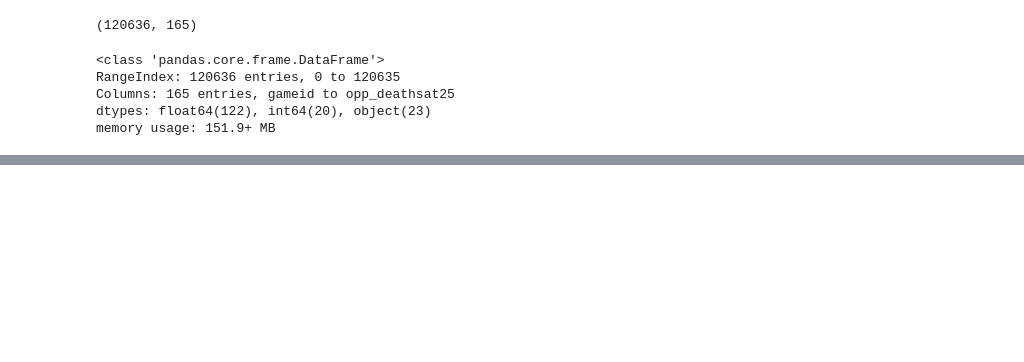
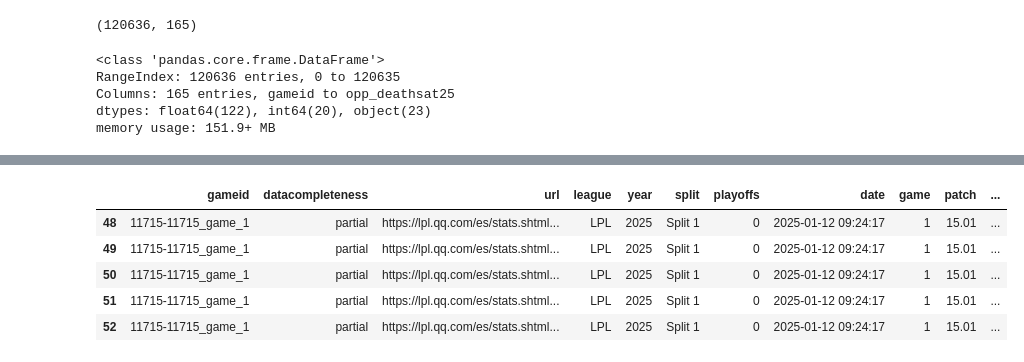
Before and after one commit to hugo-antunes19/analise-dados-puc-hugo-antunes, a Jupyter notebook: analise_exploratoria.ipynb, the cells around one changed output, grey strips where cells are left out. Cells and saved outputs as stored; diff of their text form; code cells hidden in the pictures; blank space fills up the shorter version.

```diff
--- a/analise_exploratoria.ipynb
+++ b/analise_exploratoria.ipynb
@@ -20,8 +22,9 @@ import matplotlib
 import matplotlib.pyplot as plt
 # %%
 url = 'https://raw.githubusercontent.com/hugo-antunes19/analise-dados-puc-hugo-antunes/refs/heads/main/data/2025_LoL_esports_match_data_from_OraclesElixir.csv'
-df = pd.read_csv(url, delimiter=',')
+df = pd.read_csv(url, delimiter=',', dtype={2: str})
 # %%
+pd.set_option('display.max_columns', None)
 df.head(10)
 # %% [output]
 |  | gameid | datacompleteness | url | league | year | split | playoffs | date | game | patch | ... |
@@ -78,0 +99,16 @@ df.describe()
+# %%
+# All leagues on our dataframe
+df['league'].unique()
+# Vamos considerar as principais ligas no estudo, são elas: LTA S(antigo CBLOL), LTA N (antiga LCS), LCK, LPL, LEC
+leagues = ['LTA S', 'LTA N', 'LCK', 'LPL', 'LEC']
+# %%
+new_df = df[df['league'].isin(leagues)].copy()
+#new_df = new_df[new_df['year'] != 2026].copy()
+new_df.head()
+# %% [output]
+|  | gameid | datacompleteness | url | league | year | split | playoffs | date | game | patch | ... |
+| 48 | 11715-11715_game_1 | partial | https://lpl.qq.com/es/stats.shtml... | LPL | 2025 | Split 1 | 0 | 2025-01-12 09:24:17 | 1 | 15.01 | ... |
+| 49 | 11715-11715_game_1 | partial | https://lpl.qq.com/es/stats.shtml... | LPL | 2025 | Split 1 | 0 | 2025-01-12 09:24:17 | 1 | 15.01 | ... |
+| 50 | 11715-11715_game_1 | partial | https://lpl.qq.com/es/stats.shtml... | LPL | 2025 | Split 1 | 0 | 2025-01-12 09:24:17 | 1 | 15.01 | ... |
+| 51 | 11715-11715_game_1 | partial | https://lpl.qq.com/es/stats.shtml... | LPL | 2025 | Split 1 | 0 | 2025-01-12 09:24:17 | 1 | 15.01 | ... |
+| 52 | 11715-11715_game_1 | partial | https://lpl.qq.com/es/stats.shtml... | LPL | 2025 | Split 1 | 0 | 2025-01-12 09:24:17 | 1 | 15.01 | ... |
```
Also changed, not shown: parts of 6 cells of this notebook.
